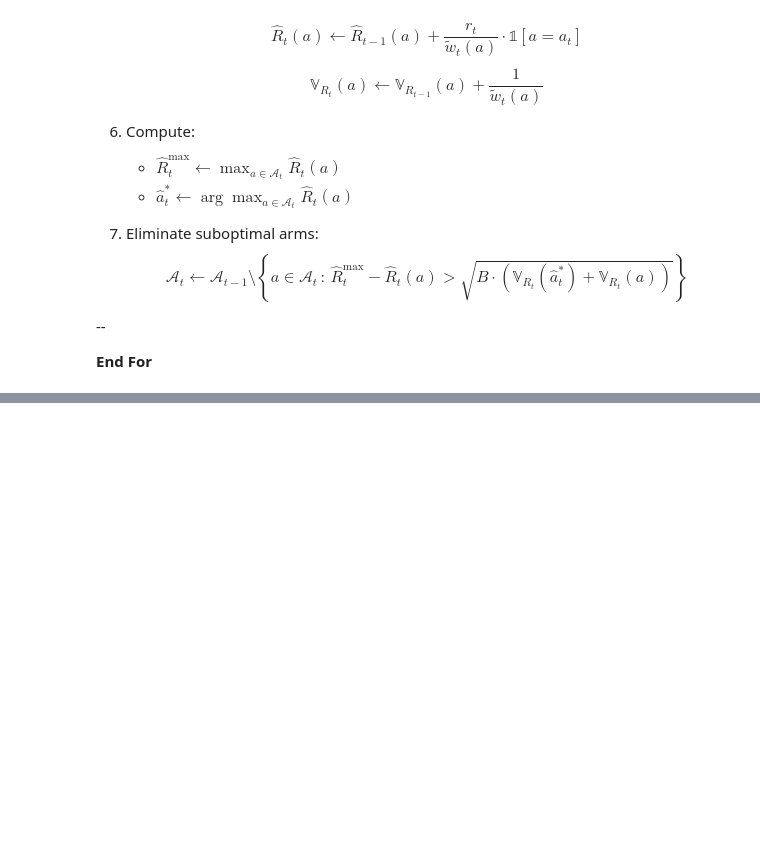
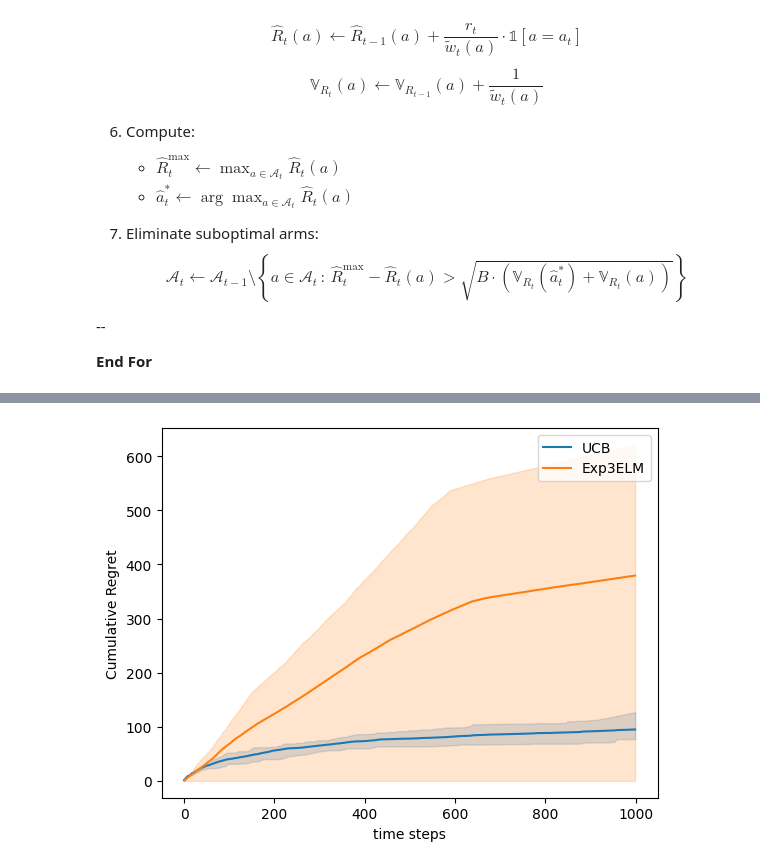
Before and after one commit to AugustinCablant/CRITEO-INTERNSHIP, a Jupyter notebook: MAB_simulations.ipynb, the cells around one changed output, grey strips where cells are left out. Saved outputs shown, nothing was run; the diff lists cells and outputs as text; code cells hidden in the pictures; blank space fills up the shorter version.

```diff
--- a/MAB_simulations.ipynb
+++ b/MAB_simulations.ipynb
@@ -464,0 +510,9 @@ plot_regret_and_histogram(regrets, agents=[exp3, ucb], env=env, logscale=False,
+# %%
+env = BanditEnv(n_arms=10, seed=None)
+ucb = UCB(K=10)
+exp3elm = Exp3ELM(K=10)
+
+regrets = experiment(environment=env, agents=[ucb, exp3elm], Nmc=10, T=1_000)
+plot_regret(regrets, logscale=False, lb=None, q=10, save_pdf=None, UCB_regret=False)
+# %% [output]
+[figure, added]
```
Also changed, not shown: parts of 7 cells of this notebook, 1 other file.
